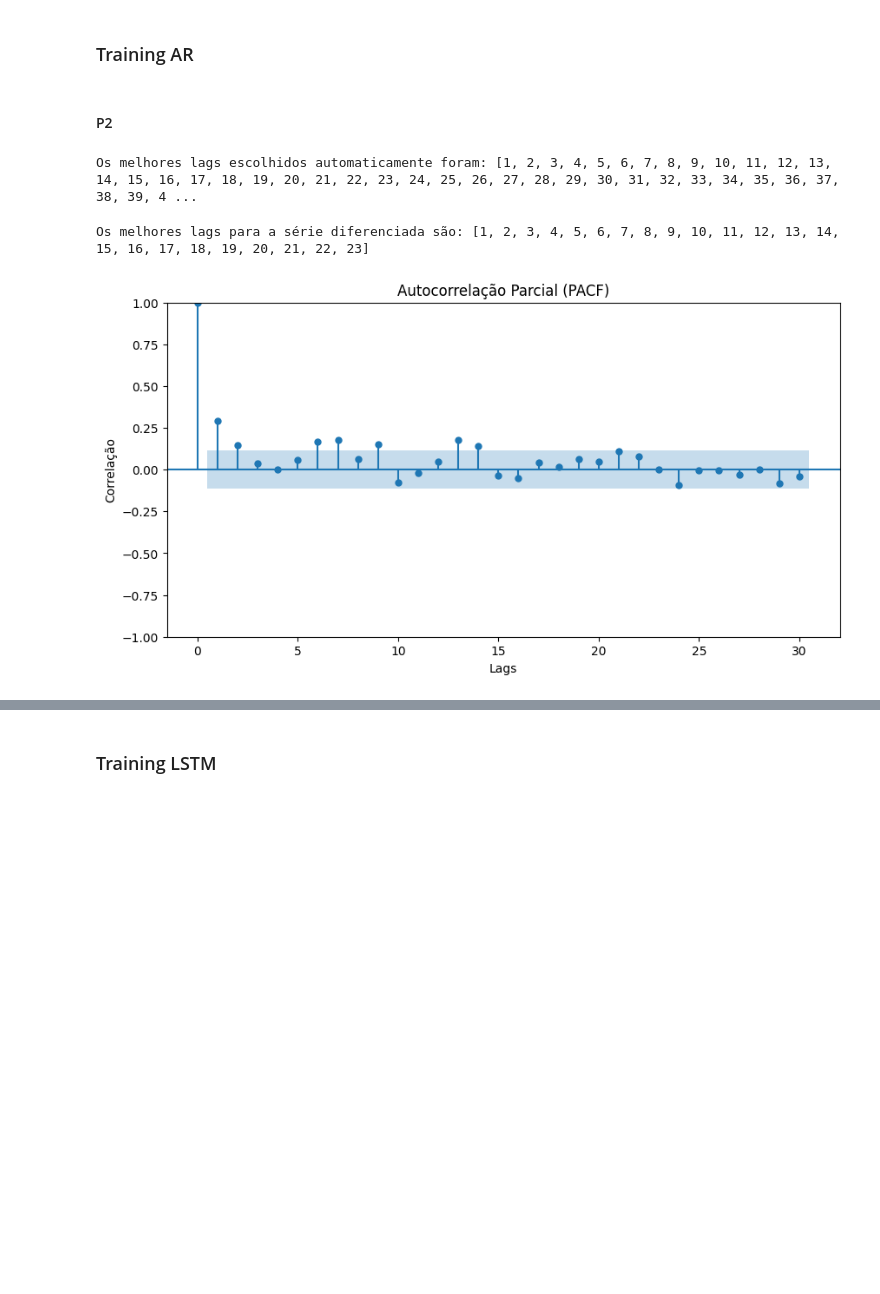
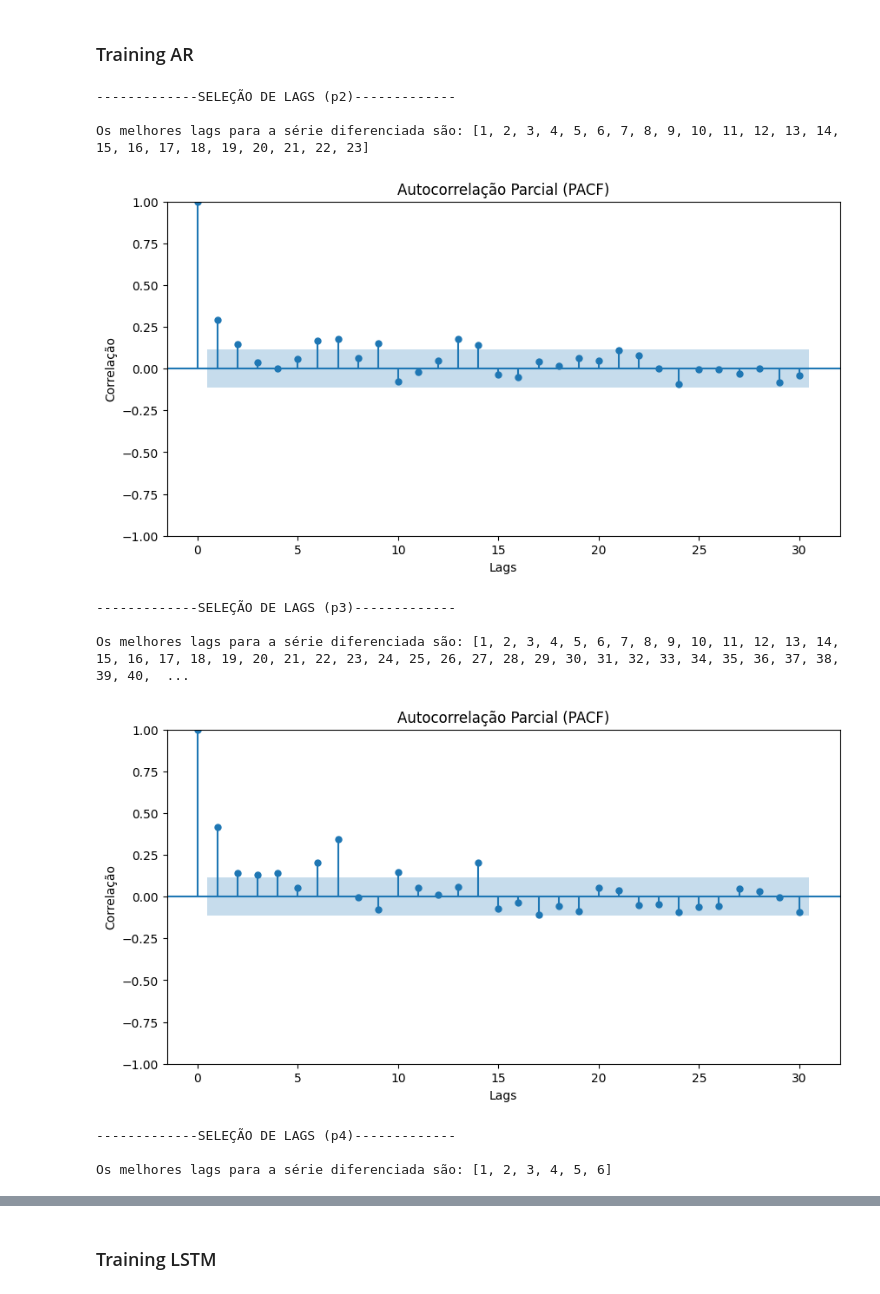
Before and after one commit to jffdevbr/challenge_locaweb, a Jupyter notebook: notebooks/model_training.ipynb, the cells around one changed output, grey strips where cells are left out. Drawn from its saved outputs; the diff is of its cells as text; code cells hidden in the pictures; blank space fills up the shorter version.

```diff
--- a/notebooks/model_training.ipynb
+++ b/notebooks/model_training.ipynb
@@ -285,5 +290,3 @@ import pandas as pd # Importar pandas para pd.offsets
 from statsmodels.graphics.tsaplots import plot_pacf
 import matplotlib.pyplot as plt
 from statsmodels.tsa.ar_model import ar_select_order
-# %% [markdown]
-#### P2
@@ -295,30 +293,43 @@ train, test = dfs["p2"][0:train_size], dfs["p2"][train_size:]
-# %%
-# Escolhendo o melhor lag automaticamente
-# maxlag é o limite máximo que ele vai testar (ex: 24 meses).
-# ic='aic' é o critério de Akaike (quanto menor o AIC, melhor o modelo).
-selecao_lags = ar_select_order(train, maxlag=60, ic='aic')
-lags_ideais = selecao_lags.ar_lags
-print(f"\nOs melhores lags escolhidos automaticamente foram: {lags_ideais}")
-# %% [output]
-Os melhores lags escolhidos automaticamente foram: [1, 2, 3, 4, 5, 6, 7, 8, 9, 10, 11, 12, 13, 14, 15, 16, 17, 18, 19, 20, 21, 22, 23, 24, 25, 26, 27, 28, 29, 30, 31, 32, 33, 34, 35, 36, 37, 38, 39, 4 ...
-# %%
-# 1. Aplicando a primeira diferença para remover a tendência
-# O dropna() é necessário porque o primeiro dia não tem um dia anterior para subtrair
-train_diff = train.diff().dropna()
-
-# 2. Agora sim, buscamos os melhores lags na série SEM tendência
-selecao_lags = ar_select_order(train_diff, maxlag=60, ic='aic')
-lags_ideais = selecao_lags.ar_lags
-print(f"\nOs melhores lags para a série diferenciada são: {lags_ideais}")
-# %% [output]
-Os melhores lags para a série diferenciada são: [1, 2, 3, 4, 5, 6, 7, 8, 9, 10, 11, 12, 13, 14, 15, 16, 17, 18, 19, 20, 21, 22, 23]
-# %%
-# Plota o PACF para os dados de treino testando até 30 lags
-fig, ax = plt.subplots(figsize=(10, 5))
-plot_pacf(train, lags=30, ax=ax)
-plt.title("Autocorrelação Parcial (PACF)")
-plt.xlabel("Lags")
-plt.ylabel("Correlação")
-plt.show()
-# %% [output]
-[figure, removed]
+# %%
+for p in priorities:
+
+  print(f"\n-------------SELEÇÃO DE LAGS ({p})-------------")
+  series = dfs[p]
+
+  # Dividir a série em conjunto de treino e teste
+  # Usaremos 80% dos dados para treino e 20% para teste
+  train_size = int(len(series) * 0.8)
+  train, test = series[0:train_size], series[train_size:]
+
+  # Escolhendo o melhor lag automaticamente - identificador de sazonalidade
+  # maxlag é o limite máximo que ele vai testar (ex: 60 dias).
+  # ic='aic' é o critério de Akaike (quanto menor o AIC, melhor o modelo).
+  # É necessário remover tendência para ess método funcionar (série estacionária)
+  # O dropna() é necessário porque o primeiro dia não tem um dia anterior para subtrair
+  train_diff = train.diff().dropna()
+  maxlag = 60
+  if p == 'p4':
+    maxlag = 30
+  selecao_lags = ar_select_order(train_diff, maxlag=maxlag, ic='aic')
+  lags_ideais = selecao_lags.ar_lags
+  print(f"\nOs melhores lags para a série diferenciada são: {lags_ideais}")
+
+  # Plota o PACF para os dados de treino testando até 30 lags
+  fig, ax = plt.subplots(figsize=(10, 5))
+  plot_pacf(train, lags=30, ax=ax)
+  plt.title("Autocorrelação Parcial (PACF)")
+  plt.xlabel("Lags")
+  plt.ylabel("Correlação")
+  plt.show()
+# %% [output]
+-------------SELEÇÃO DE LAGS (p2)-------------
+
+Os melhores lags para a série diferenciada são: [1, 2, 3, 4, 5, 6, 7, 8, 9, 10, 11, 12, 13, 14, 15, 16, 17, 18, 19, 20, 21, 22, 23]
+[figure, added]
+-------------SELEÇÃO DE LAGS (p3)-------------
+
+Os melhores lags para a série diferenciada são: [1, 2, 3, 4, 5, 6, 7, 8, 9, 10, 11, 12, 13, 14, 15, 16, 17, 18, 19, 20, 21, 22, 23, 24, 25, 26, 27, 28, 29, 30, 31, 32, 33, 34, 35, 36, 37, 38, 39, 40,  ...
+[figure, added]
+-------------SELEÇÃO DE LAGS (p4)-------------
+
+Os melhores lags para a série diferenciada são: [1, 2, 3, 4, 5, 6]
```
Also changed, not shown: parts of 7 cells of this notebook.
